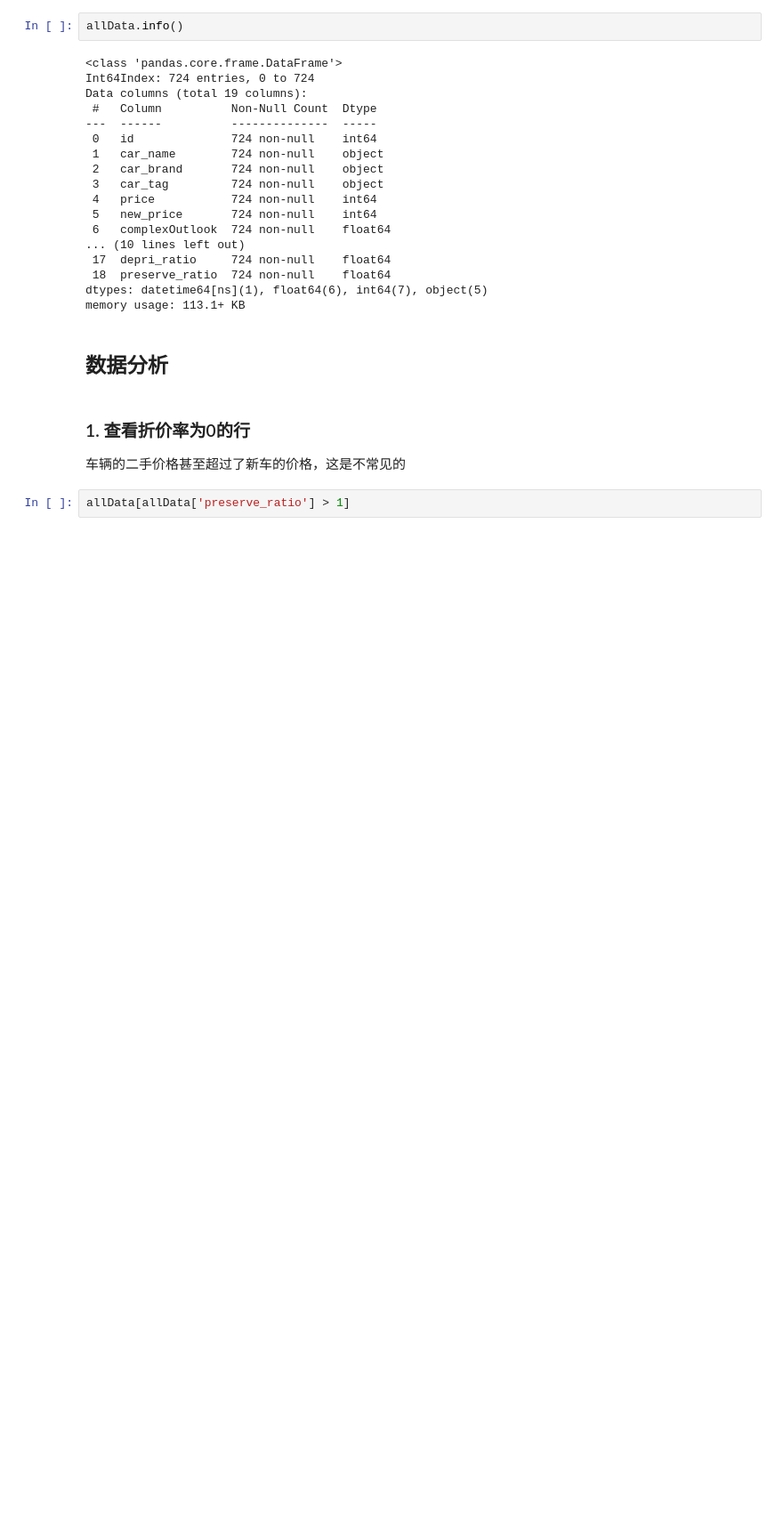
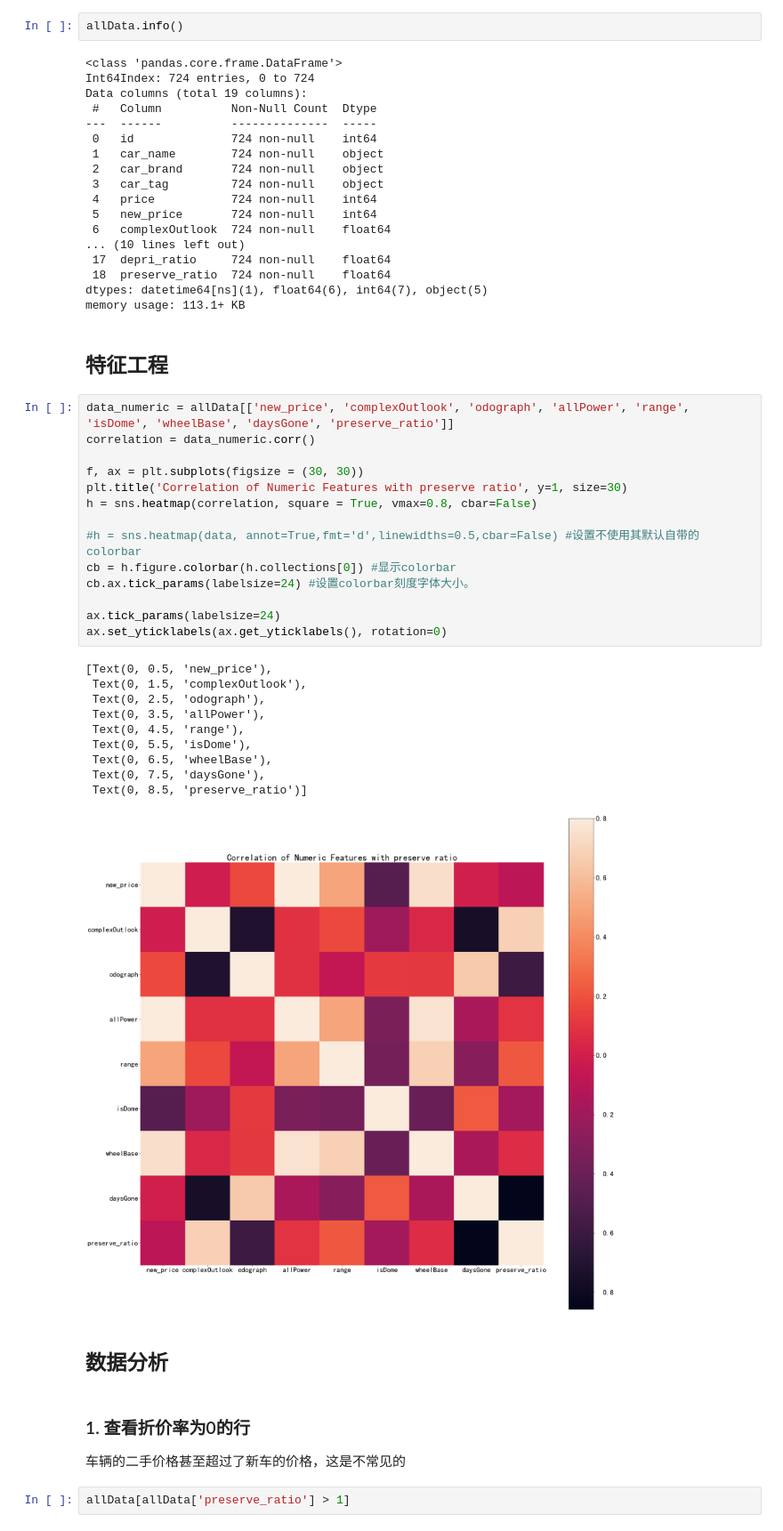
Before and after one commit to hcffffff/secondhand-car-price-prediction, a Jupyter notebook: model/model.ipynb, the cells around one changed output. Shown at 89% size. Saved outputs shown, nothing was run; the diff lists cells and outputs as text; blank space fills up the shorter version.

```diff
--- a/model/model.ipynb
+++ b/model/model.ipynb
@@ -208,6 +208,33 @@ Data columns (total 19 columns):
  18  preserve_ratio  724 non-null    float64
 dtypes: datetime64[ns](1), float64(6), int64(7), object(5)
 memory usage: 113.1+ KB
+# %% [markdown]
+## 特征工程
+# %%
+data_numeric = allData[['new_price', 'complexOutlook', 'odograph', 'allPower', 'range', 'isDome', 'wheelBase', 'daysGone', 'preserve_ratio']]
+correlation = data_numeric.corr()
+
+f, ax = plt.subplots(figsize = (30, 30))
+plt.title('Correlation of Numeric Features with preserve ratio', y=1, size=30)
+h = sns.heatmap(correlation, square = True, vmax=0.8, cbar=False)
+
+#h = sns.heatmap(data, annot=True,fmt='d',linewidths=0.5,cbar=False) #设置不使用其默认自带的colorbar
+cb = h.figure.colorbar(h.collections[0]) #显示colorbar
+cb.ax.tick_params(labelsize=24) #设置colorbar刻度字体大小。
+
+ax.tick_params(labelsize=24)
+ax.set_yticklabels(ax.get_yticklabels(), rotation=0)
+# %% [output]
+[Text(0, 0.5, 'new_price'),
+ Text(0, 1.5, 'complexOutlook'),
+ Text(0, 2.5, 'odograph'),
+ Text(0, 3.5, 'allPower'),
+ Text(0, 4.5, 'range'),
+ Text(0, 5.5, 'isDome'),
+ Text(0, 6.5, 'wheelBase'),
+ Text(0, 7.5, 'daysGone'),
+ Text(0, 8.5, 'preserve_ratio')]
+[figure, added]
 # %% [markdown]
 ## 数据分析
 # %% [markdown]
```
Also changed, not shown: 1 other file.
